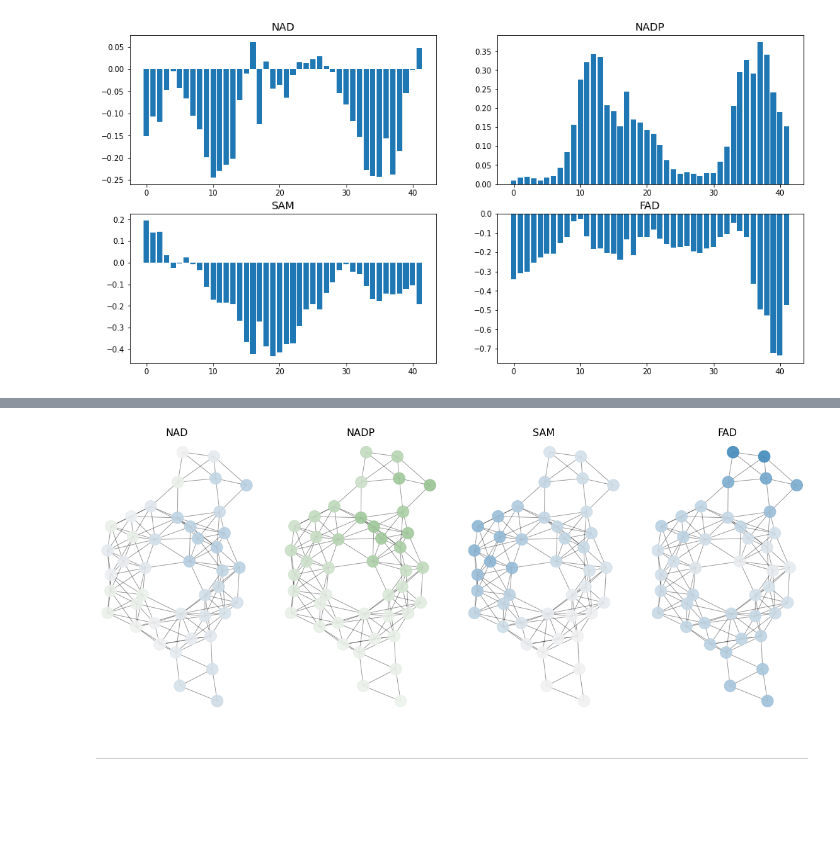
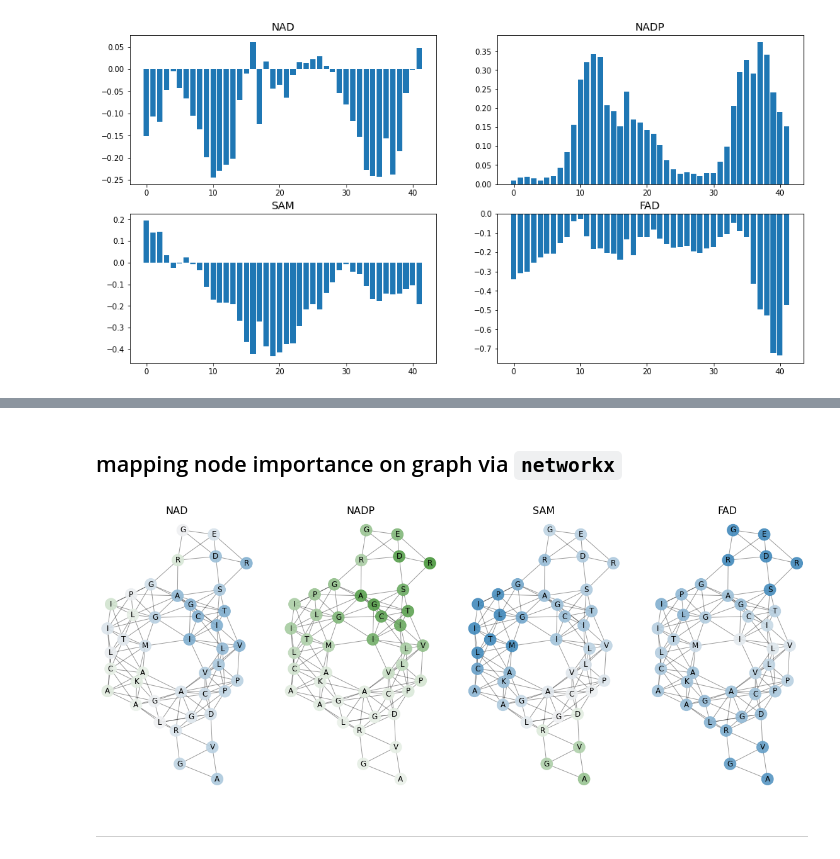
Before and after one commit to labstructbioinf/rossmann-toolbox, a Jupyter notebook: examples/example_minimal.ipynb, the cells around one changed output, grey strips where cells are left out. Saved outputs shown, nothing was run; the diff lists cells and outputs as text; code cells hidden in the pictures; blank space fills up the shorter version.

```diff
--- a/examples/example_minimal.ipynb
+++ b/examples/example_minimal.ipynb
@@ -136,5 +136,6 @@ path_to_structures = '/home/users/sdunin/calc/Rossmann/toolbox-test/data/core_mo
 # The full structure has to be used, as the structural features are contextual (e.g. burial of a residue
 # can be correctly assessed only in the context of the whole structure)
 chains_to_use = ['3m6i_A']
+core_list = ['AGVRLGDPVLICGAGPIGLITMLCAKAAGACPLVITSRDEGR']
 # %%
 # The mutated structure was predicted (as in the case of sequence-based mode) to bind NADP
@@ -178 +186,3 @@ for i in range(4):
+# %% [markdown]
+## mapping node importance on graph via `networkx`
 # %%
@@ -184,41 +196,55 @@ import numpy as np
 # %%
+#example scaling function
 def scale_embeddings(emb):
-    emb_abs_max = np.abs(emb).max()
+    '''
+    sign conserved embedding scaling
+    '''
+    emb_abs_max = np.quantile(np.abs(emb), [0.95])
     sigm = 1/(1 + np.exp(-emb.sum(0)))
-    x = 0.5 + 0.5*(np.clip(emb/emb_abs_max, a_min=-1, a_max=sigm))
+    x = 0.5 + 0.5*(np.clip(emb/emb_abs_max, a_min=-1, a_max=1))
     x *= 255
-    return x
+    return x.astype(np.int64)
 
 def color_nodes(arr, cmap, cof):
+    '''
+    color values by given color map
+    '''
     colored_nodes = dict()
     for i, val in enumerate(arr[:, cof]):
         colored_nodes[i] = cmap(val)
     return colored_nodes
 # %%
 node_size = 350
-node_labels = [f'{i}{j}' for i,j in zip(list(core_seq), rtb.feats3d['dataframe'].iloc[0].pdb_list)]
+#node labels are options
+node_labels = {i : aa for i, aa in enumerate(core_seq)}
 
-mgr_cmap = sns.diverging_palette(240, 125, s=80, l=55, n=5, as_cmap=True)
-scaled_embeddings = scale_embeddings(single_emb).astype(int)
-NAD  = color_nodes(scaled_embeddings, mgr_cmap, 0)
-NADP = color_nodes(scaled_embeddings, mgr_cmap, 1)
-SAM  = color_nodes(scaled_embeddings, mgr_cmap, 2)
-FAD  = color_nodes(scaled_embeddings, mgr_cmap, 3)
+# custom color map with diverging colors: blue (negative) - white (neutral) - green (positive)
+custom_cmap = sns.diverging_palette(240, 125, s=80, l=55, n=5, as_cmap=True)
+
+# convert embeddings to arr (num_nodes, num_cofactors)
+embeddings = np.concatenate(tuple(single_emb.values()), axis=1)
+#cast embeddings integers in range 0 - 255
+scaled_embeddings = scale_embeddings(embeddings)
+
+NAD  = color_nodes(scaled_embeddings, custom_cmap, 0)
+NADP = color_nodes(scaled_embeddings, custom_cmap, 1)
+SAM  = color_nodes(scaled_embeddings, custom_cmap, 2)
+FAD  = color_nodes(scaled_embeddings, custom_cmap, 3)
 # %%
 idx = rtb.feats3d['dataframe'].iloc[0].name
-g = nx.Graph(rtb.feats3d['contact_maps'][idx][0] < 7)
+g = nx.Graph(rtb.feats3d['contact_maps'][idx][0] < rtb.dl3d.CM_THRESHOLD)
 pos = nx.kamada_kawai_layout(g)
 # %%
 fig, ax = plt.subplots(1,4,figsize=(20,8))
 ax = ax.ravel()
-_ = sng.draw(g=g, residue_scores=NAD,  node_labels=None, node_positions=pos, node_size=node_size, ax=ax[0]); ax[0].set_title('NAD', fontsize=16);
-_ = sng.draw(g=g, residue_scores=NADP, node_labels=None, node_positions=pos, node_size=node_size, ax=ax[1]); ax[1].set_title('NADP', fontsize=16);
-_ = sng.draw(g=g, residue_scores=SAM,  node_labels=None, node_positions=pos, node_size=node_size, ax=ax[2]); ax[2].set_title('SAM', fontsize=16);
-_ = sng.draw(g=g, residue_scores=FAD,  node_labels=None, node_positions=pos, node_size=node_size, ax=ax[3]); ax[3].set_title('FAD', fontsize=16);
+_ = sng.draw(g=g, residue_scores=NAD,  node_labels=core_seq, node_positions=pos, node_size=node_size, ax=ax[0]); ax[0].set_title('NAD', fontsize=16);
+_ = sng.draw(g=g, residue_scores=NADP, node_labels=core_seq, node_positions=pos, node_size=node_size, ax=ax[1]); ax[1].set_title('NADP', fontsize=16);
+_ = sng.draw(g=g, residue_scores=SAM,  node_labels=core_seq, node_positions=pos, node_size=node_size, ax=ax[2]); ax[2].set_title('SAM', fontsize=16);
+_ = sng.draw(g=g, residue_scores=FAD,  node_labels=core_seq, node_positions=pos, node_size=node_size, ax=ax[3]); ax[3].set_title('FAD', fontsize=16);
 for i in range(4):
     ax[i].set_axis_off()
 fig.patch.set_facecolor('white')
 # %% [output]
-[figure, old version]
+[figure, new version]
 # %% [markdown]
 ---
```
Also changed, not shown: parts of 13 cells of this notebook, 8 other files.
